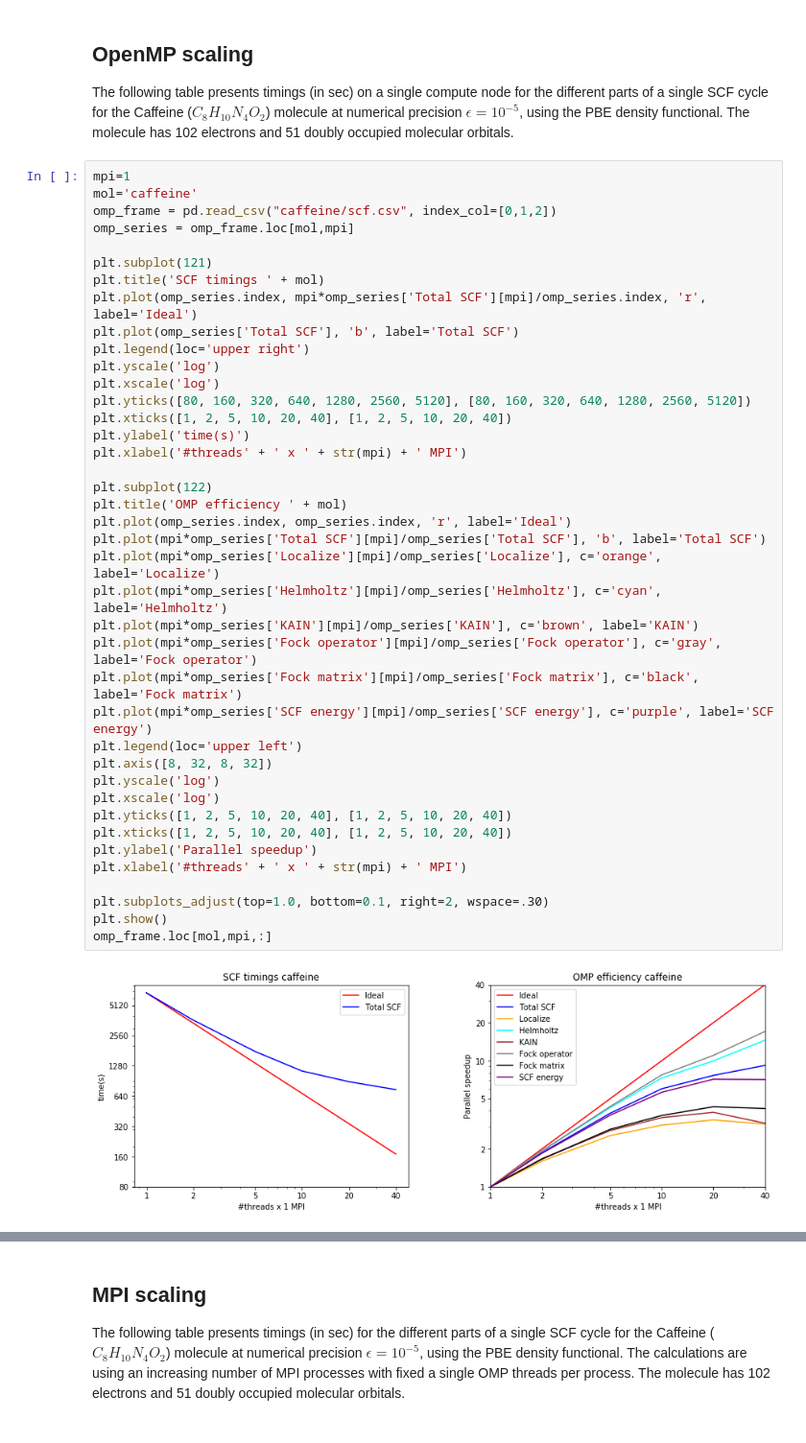
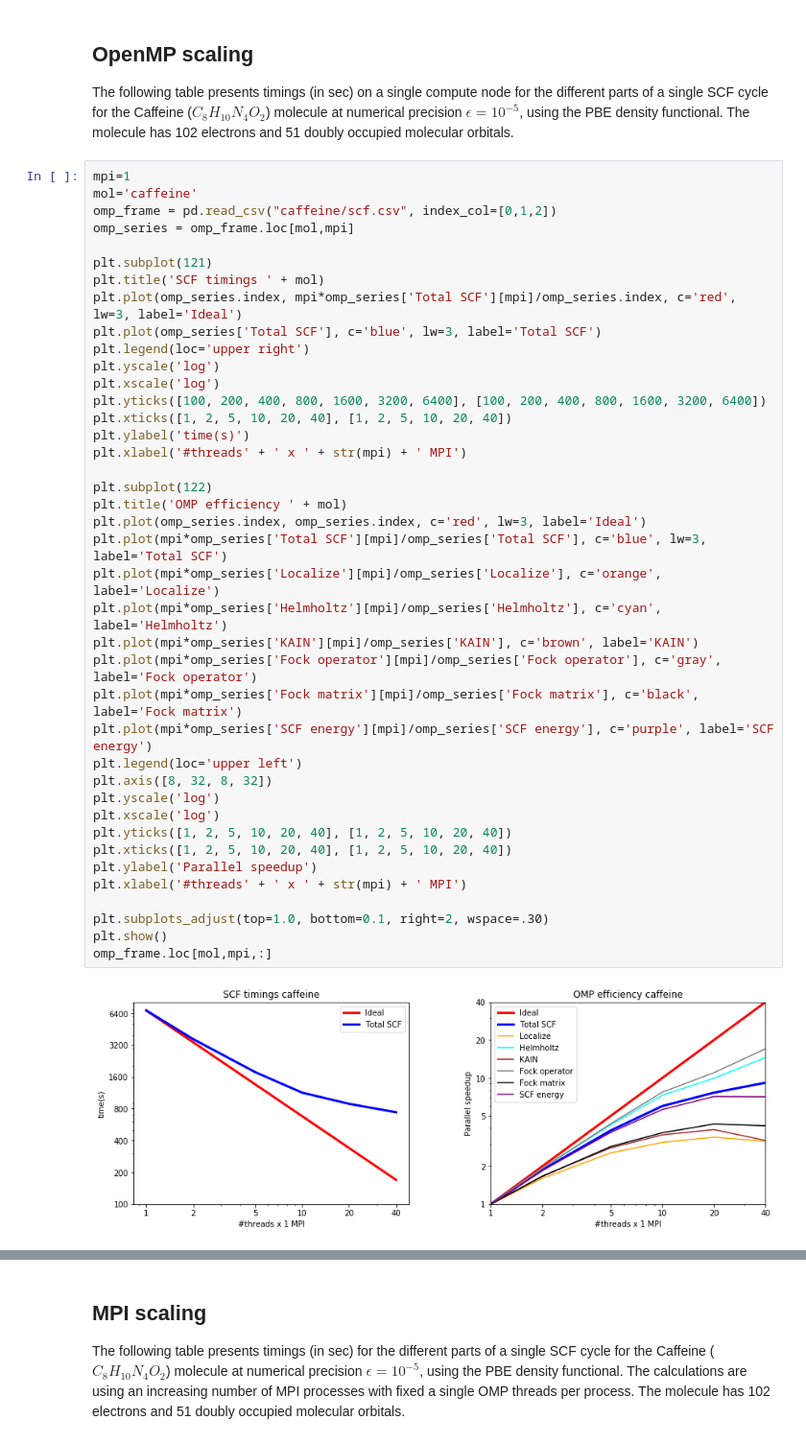
Before and after one commit to MRChemSoft/mrchem-benchmark, a Jupyter notebook: caffeine.ipynb, the cells around one changed output, grey strips where cells are left out. Shown at 96% size. Cells and saved outputs as stored; diff of their text form.

```diff
--- a/caffeine.ipynb
+++ b/caffeine.ipynb
@@ -67,40 +67,40 @@ omp_series = omp_frame.loc[mol,mpi]
 
 plt.subplot(121)
 plt.title('SCF timings ' + mol)
-plt.plot(omp_series.index, mpi*omp_series['Total SCF'][mpi]/omp_series.index, 'r', label='Ideal')
-plt.plot(omp_series['Total SCF'], 'b', label='Total SCF')
+plt.plot(omp_series.index, mpi*omp_series['Total SCF'][mpi]/omp_series.index, c='red', lw=3, label='Ideal')
+plt.plot(omp_series['Total SCF'], c='blue', lw=3, label='Total SCF')
 plt.legend(loc='upper right')
 plt.yscale('log')
 plt.xscale('log')
-plt.yticks([80, 160, 320, 640, 1280, 2560, 5120], [80, 160, 320, 640, 1280, 2560, 5120])
+plt.yticks([100, 200, 400, 800, 1600, 3200, 6400], [100, 200, 400, 800, 1600, 3200, 6400])
 plt.xticks([1, 2, 5, 10, 20, 40], [1, 2, 5, 10, 20, 40])
 plt.ylabel('time(s)')
 plt.xlabel('#threads' + ' x ' + str(mpi) + ' MPI')
 
 plt.subplot(122)
 plt.title('OMP efficiency ' + mol)
-plt.plot(omp_series.index, omp_series.index, 'r', label='Ideal')
-plt.plot(mpi*omp_series['Total SCF'][mpi]/omp_series['Total SCF'], 'b', label='Total SCF')
+plt.plot(omp_series.index, omp_series.index, c='red', lw=3, label='Ideal')
+plt.plot(mpi*omp_series['Total SCF'][mpi]/omp_series['Total SCF'], c='blue', lw=3, label='Total SCF')
 plt.plot(mpi*omp_series['Localize'][mpi]/omp_series['Localize'], c='orange', label='Localize')
 plt.plot(mpi*omp_series['Helmholtz'][mpi]/omp_series['Helmholtz'], c='cyan', label='Helmholtz')
 plt.plot(mpi*omp_series['KAIN'][mpi]/omp_series['KAIN'], c='brown', label='KAIN')
 plt.plot(mpi*omp_series['Fock operator'][mpi]/omp_series['Fock operator'], c='gray', label='Fock operator')
 plt.plot(mpi*omp_series['Fock matrix'][mpi]/omp_series['Fock matrix'], c='black', label='Fock matrix')
 plt.plot(mpi*omp_series['SCF energy'][mpi]/omp_series['SCF energy'], c='purple', label='SCF energy')
 plt.legend(loc='upper left')
 plt.axis([8, 32, 8, 32])
 plt.yscale('log')
 plt.xscale('log')
 plt.yticks([1, 2, 5, 10, 20, 40], [1, 2, 5, 10, 20, 40])
 plt.xticks([1, 2, 5, 10, 20, 40], [1, 2, 5, 10, 20, 40])
 plt.ylabel('Parallel speedup')
 plt.xlabel('#threads' + ' x ' + str(mpi) + ' MPI')
 
 plt.subplots_adjust(top=1.0, bottom=0.1, right=2, wspace=.30)
 plt.show()
 omp_frame.loc[mol,mpi,:]
 # %% [output]
-[figure, old version]
+[figure, new version]
 |  | Localize | SCF energy | Helmholtz | Lowdin | KAIN | Fock operator | Fock matrix | Total SCF |
 | OMP |  |  |  |  |  |  |  |  |
 | 1 | 415.498 | 423.2680 | 4953.430 | 70.9645 | 43.5980 | 309.0640 | 525.398 | 6786.840 |
```
Also changed, not shown: parts of 2 cells of this notebook.
